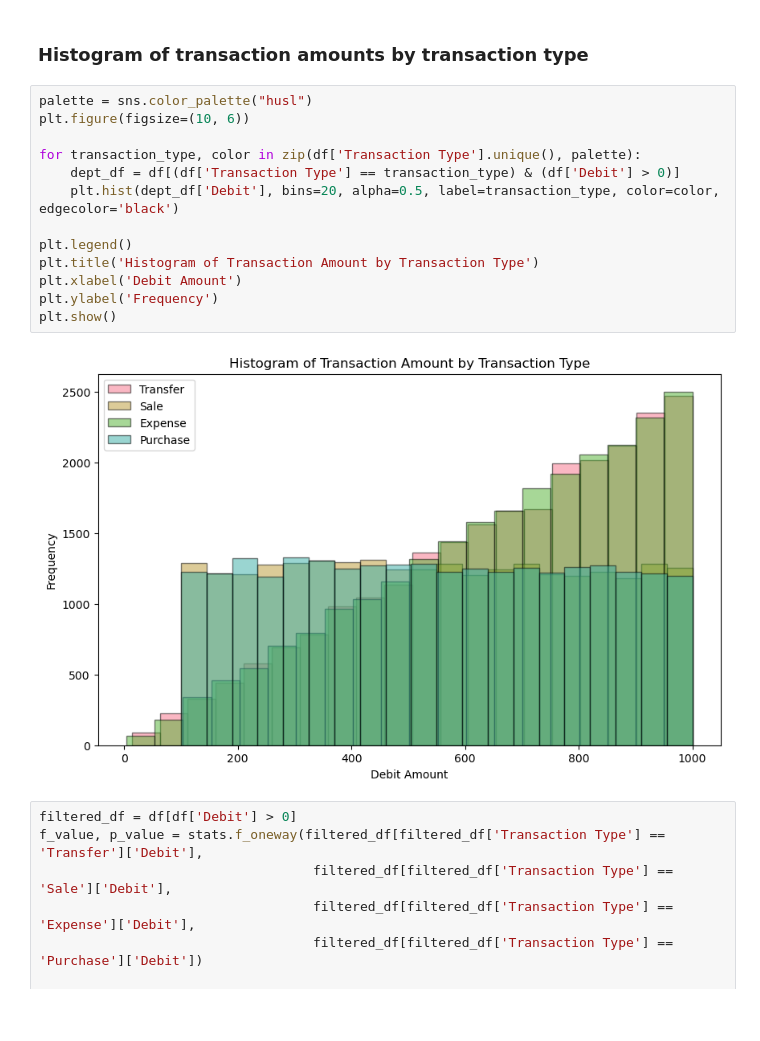
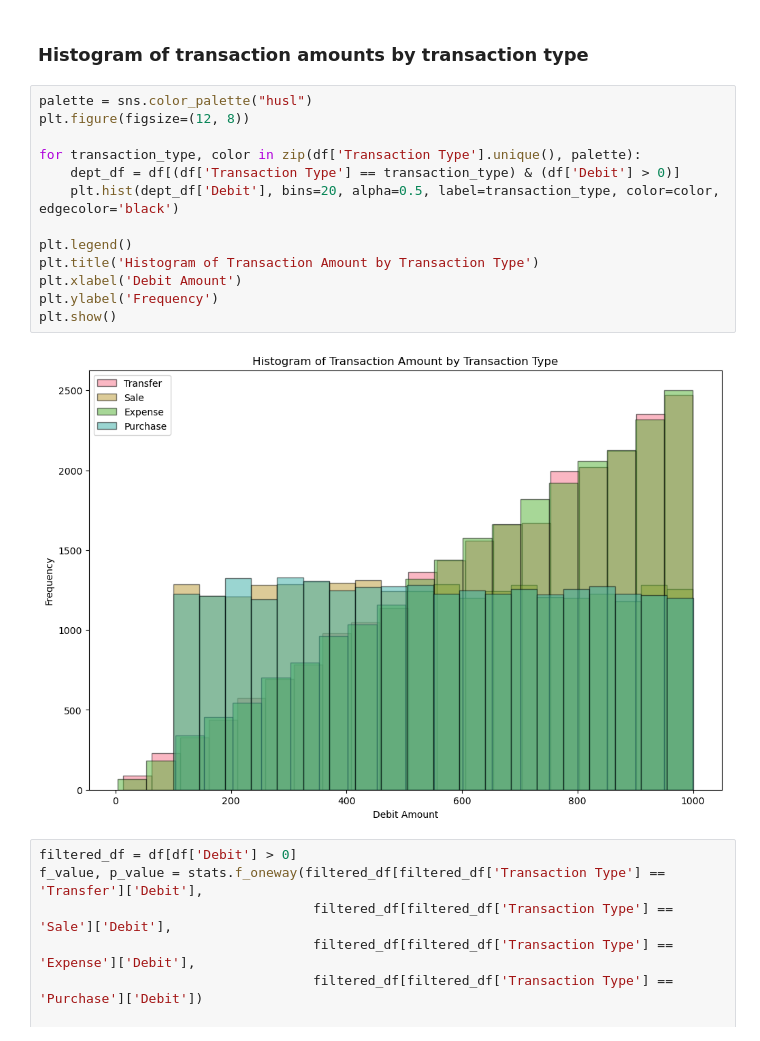
Before and after one commit to mishasinitcyn/Zero-Day-Close, a Jupyter notebook: EDA/Financial Accounting EDA.ipynb, the cells around one changed output. Saved outputs shown, nothing was run; the diff lists cells and outputs as text; blank space fills up the shorter version.

```diff
--- a/EDA/Financial Accounting EDA.ipynb
+++ b/EDA/Financial Accounting EDA.ipynb
@@ -130,19 +131,19 @@ There is no statistically significant difference in the transaction volume by tr
 ### Histogram of transaction amounts by transaction type
 # %%
 palette = sns.color_palette("husl")
-plt.figure(figsize=(10, 6))
+plt.figure(figsize=(12, 8))
 
 for transaction_type, color in zip(df['Transaction Type'].unique(), palette):
     dept_df = df[(df['Transaction Type'] == transaction_type) & (df['Debit'] > 0)]
     plt.hist(dept_df['Debit'], bins=20, alpha=0.5, label=transaction_type, color=color, edgecolor='black')
 
 plt.legend()
 plt.title('Histogram of Transaction Amount by Transaction Type')
 plt.xlabel('Debit Amount')
 plt.ylabel('Frequency')
 plt.show()
 # %% [output]
-[figure, old version]
+[figure, new version]
 # %%
 filtered_df = df[df['Debit'] > 0]
 f_value, p_value = stats.f_oneway(filtered_df[filtered_df['Transaction Type'] == 'Transfer']['Debit'],
```
Also changed, not shown: parts of 20 cells of this notebook, 2 other files.
